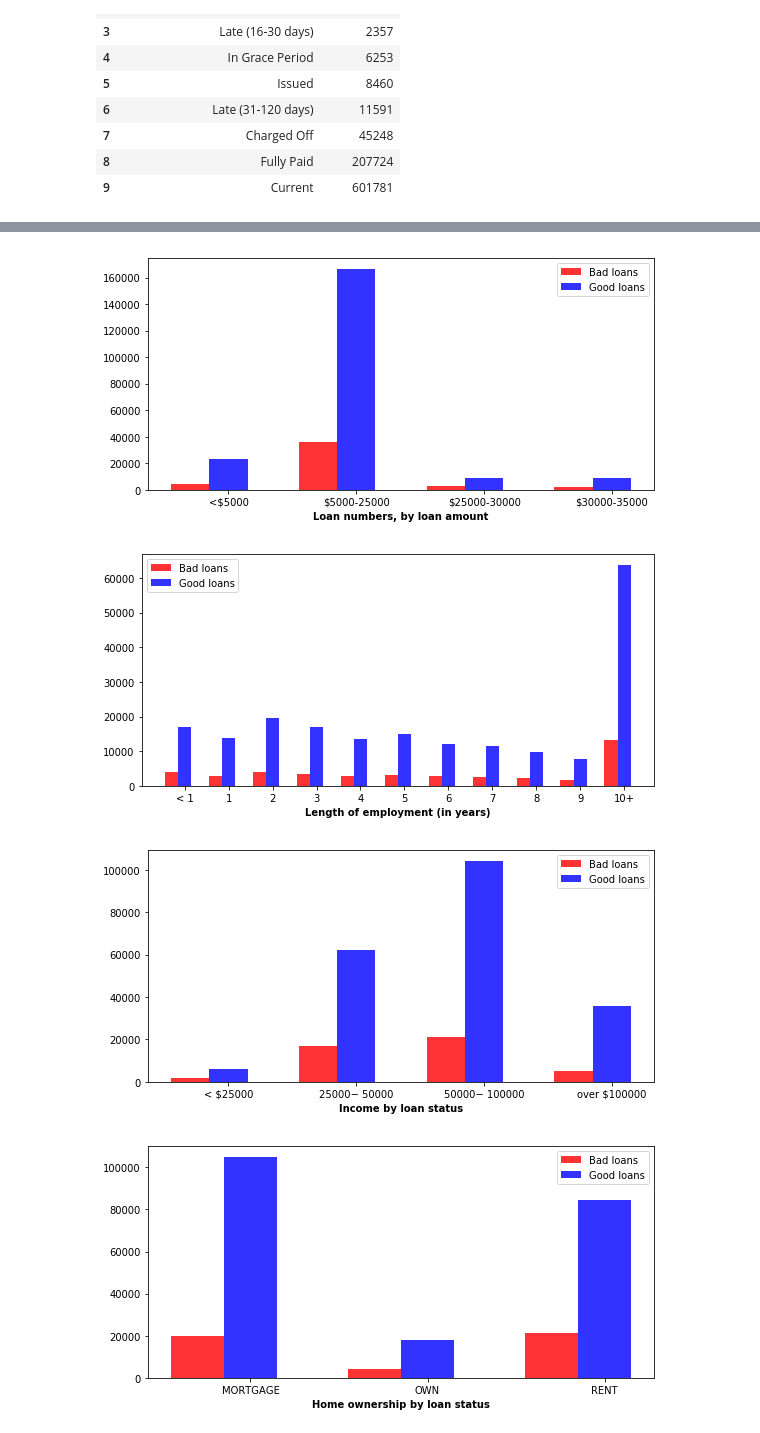
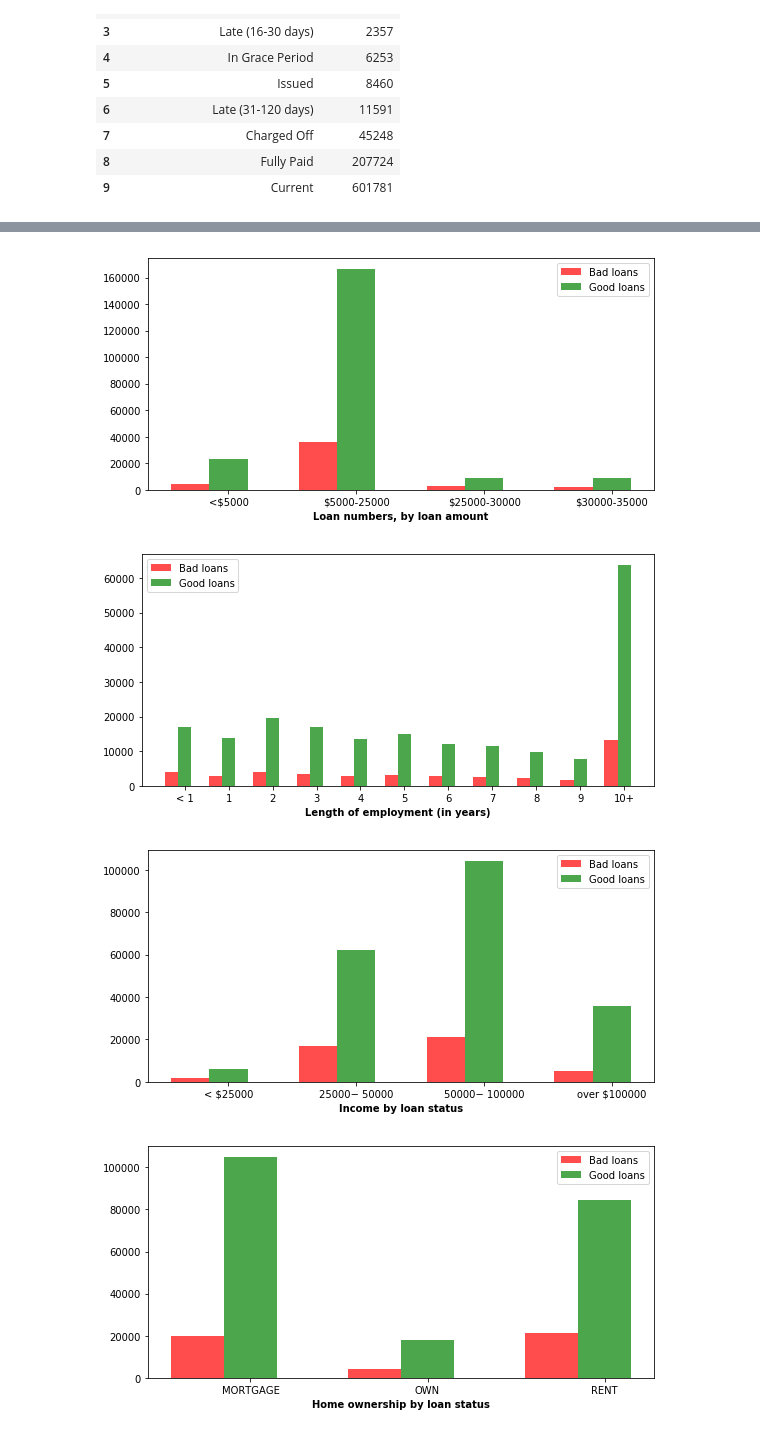
Before and after one commit to manieshablakey/loan-assessment-model, a Jupyter notebook: loan-credit.ipynb, the cells around one changed output, grey strips where cells are left out. Cells and saved outputs as stored; diff of their text form; code cells hidden in the pictures.

```diff
--- a/loan-credit.ipynb
+++ b/loan-credit.ipynb
@@ -278,8 +321,8 @@ r2 = [x + barWidth for x in r1]
 r3 = [x + barWidth for x in r2]
 
 # Make the plot
-plt.bar(r1, y_bad, color="r", alpha=0.8, width=barWidth, label="Bad loans")
-plt.bar(r2, y_good, color="b", alpha=0.8, width=barWidth, label="Good loans")
+plt.bar(r1, y_bad, color="r", alpha=0.7, width=barWidth, label="Bad loans")
+plt.bar(r2, y_good, color="g", alpha=0.7, width=barWidth, label="Good loans")
 
 # Add xticks on the middle of the group bars
 plt.xlabel("Loan numbers, by loan amount", fontweight="bold")
@@ -290,7 +333,7 @@ plt.legend()
 fig.tight_layout()
 plt.show()
 # %% [output]
-[figure, old version]
+[figure, new version]
 # %%
 #employment length by loan type
 el = pd.read_csv("output/employment-loan.csv")
@@ -311,8 +354,8 @@ r2 = [x + barWidth for x in r1]
 r3 = [x + barWidth for x in r2]
 
 # Make the plot
-plt.bar(r1, y_bad, color="r", alpha=0.8, width=barWidth, label="Bad loans")
-plt.bar(r2, y_good, color="b", alpha=0.8,width=barWidth, label="Good loans")
+plt.bar(r1, y_bad, color="r", alpha=0.7, width=barWidth, label="Bad loans")
+plt.bar(r2, y_good, color="g", alpha=0.7,width=barWidth, label="Good loans")
 
 # Add xticks on the middle of the group bars
 plt.xlabel("Length of employment (in years)", fontweight="bold")
@@ -323,7 +366,7 @@ plt.legend()
 fig.tight_layout()
 plt.show()
 # %% [output]
-[figure, old version]
+[figure, new version]
 # %%
 #income by loan type
 li = pd.read_csv("output/income-loan.csv")
@@ -344,8 +387,8 @@ r2 = [x + barWidth for x in r1]
 r3 = [x + barWidth for x in r2]
 
 # Make the plot
-plt.bar(r1, y_bad, color="r", alpha=0.8, width=barWidth, label="Bad loans")
-plt.bar(r2, y_good, color="b", alpha=0.8, width=barWidth, label="Good loans")
+plt.bar(r1, y_bad, color="r", alpha=0.7, width=barWidth, label="Bad loans")
+plt.bar(r2, y_good, color="g", alpha=0.7, width=barWidth, label="Good loans")
 
 # Add xticks on the middle of the group bars
 plt.xlabel("Income by loan status", fontweight="bold")
@@ -356,38 +399,38 @@ plt.legend()
 fig.tight_layout()
 plt.show()
 # %% [output]
-[figure, old version]
+[figure, new version]
 # %%
 #home ownership by loan type
 lh = pd.read_csv("output/home-loan.csv")
 
 # set width of bar
 barWidth = 0.3
 fig = plt.figure(figsize=(8, 4))
 
 # set height of bar
 x_length = lh["home_ownership"].drop_duplicates()
 y_bad = lh[lh["loan_status"] == "Charged Off"]["total"]
 y_good = lh[lh["loan_status"] == "Fully Paid"]["total"]
 
 # Set position of bar on X axis
 r1 = np.arange(len(x_length))
 r2 = [x + barWidth for x in r1]
 r3 = [x + barWidth for x in r2]
 
 # Make the plot
-plt.bar(r1, y_bad, color="r", alpha=0.8, width=barWidth, label="Bad loans")
-plt.bar(r2, y_good, color="b", alpha=0.8, width=barWidth, label="Good loans")
+plt.bar(r1, y_bad, color="r", alpha=0.7, width=barWidth, label="Bad loans")
+plt.bar(r2, y_good, color="g", alpha=0.7, width=barWidth, label="Good loans")
 
 # Add xticks on the middle of the group bars
 plt.xlabel("Home ownership by loan status", fontweight="bold")
 plt.xticks([r + barWidth for r in range(len(x_length))], ["MORTGAGE", "OWN", "RENT"])
 
 # Create legend & Show graphic
 plt.legend()
 fig.tight_layout()
 plt.show()
 # %% [output]
-[figure, old version]
+[figure, new version]
 # %%
 #installment by loan type
```
Also changed, not shown: parts of 119 cells of this notebook.
